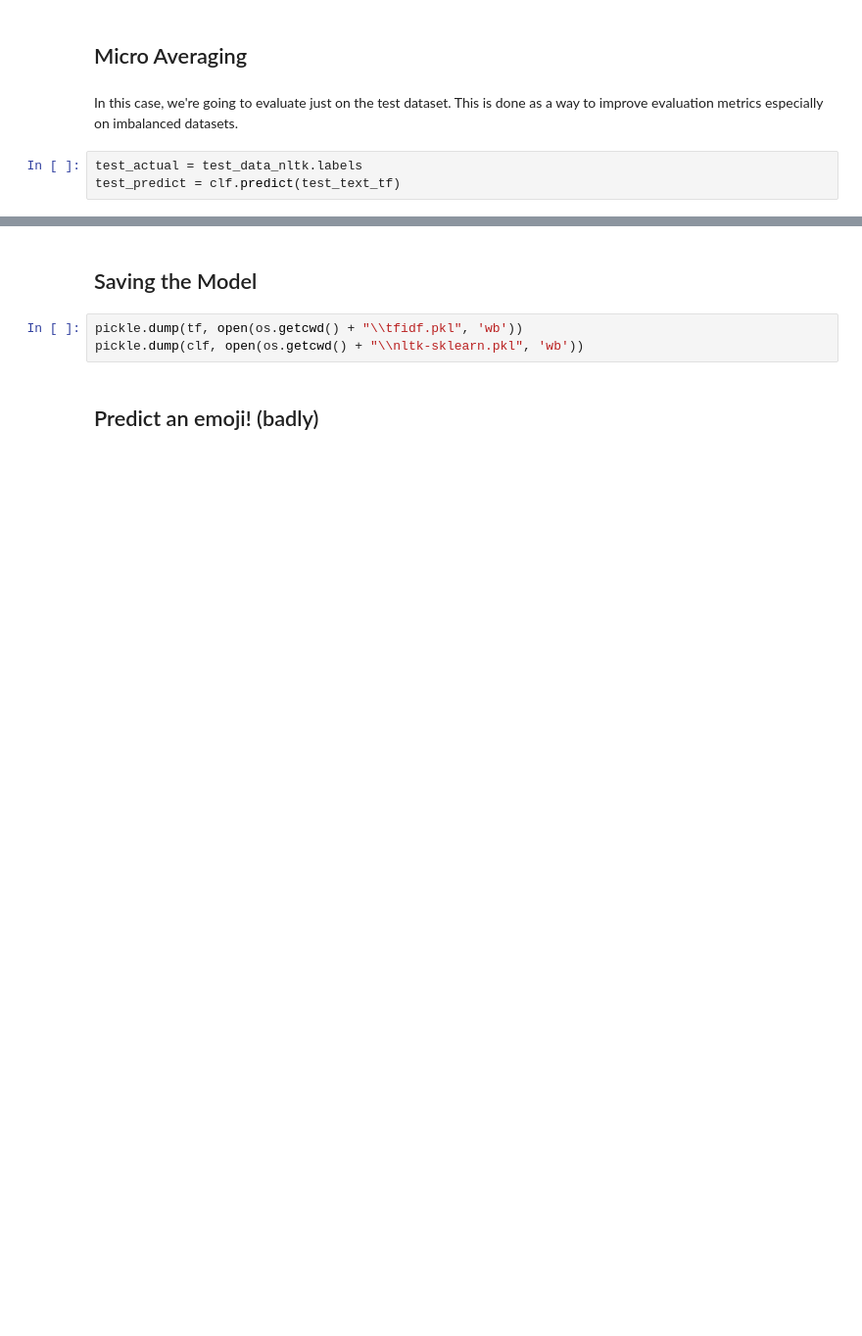
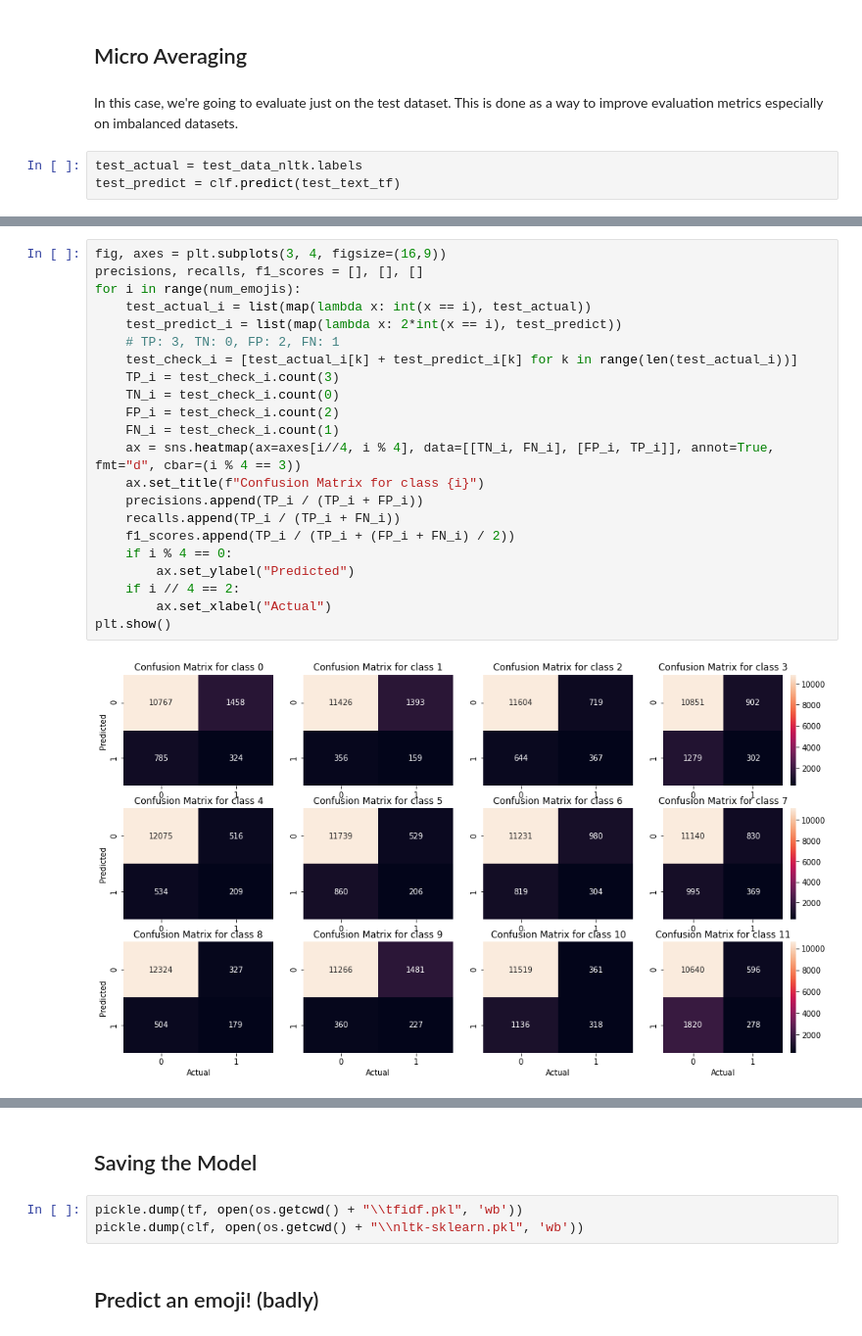
Before and after one commit to RussellDash332/CS3244-Twemoji, a Jupyter notebook: Models/NLTK-sklearn.ipynb, the cells around one changed output, grey strips where cells are left out. Shown: that part at 98% size. Saved outputs shown, nothing was run; the diff lists cells and outputs as text; blank space fills up the shorter version.

```diff
--- a/Models/NLTK-sklearn.ipynb
+++ b/Models/NLTK-sklearn.ipynb
@@ -251,0 +243,24 @@ F1 score:  0.24313784310784467
+# %%
+fig, axes = plt.subplots(3, 4, figsize=(16,9))
+precisions, recalls, f1_scores = [], [], []
+for i in range(num_emojis):
+    test_actual_i = list(map(lambda x: int(x == i), test_actual))
+    test_predict_i = list(map(lambda x: 2*int(x == i), test_predict))
+    # TP: 3, TN: 0, FP: 2, FN: 1
+    test_check_i = [test_actual_i[k] + test_predict_i[k] for k in range(len(test_actual_i))]
+    TP_i = test_check_i.count(3)
+    TN_i = test_check_i.count(0)
+    FP_i = test_check_i.count(2)
+    FN_i = test_check_i.count(1)
+    ax = sns.heatmap(ax=axes[i//4, i % 4], data=[[TN_i, FN_i], [FP_i, TP_i]], annot=True, fmt="d", cbar=(i % 4 == 3))
+    ax.set_title(f"Confusion Matrix for class {i}")
+    precisions.append(TP_i / (TP_i + FP_i))
+    recalls.append(TP_i / (TP_i + FN_i))
+    f1_scores.append(TP_i / (TP_i + (FP_i + FN_i) / 2))
+    if i % 4 == 0:
+        ax.set_ylabel("Predicted")
+    if i // 4 == 2:
+        ax.set_xlabel("Actual")
+plt.show()
+# %% [output]
+[figure, added]
```
Also changed, not shown: parts of 15 cells of this notebook.
